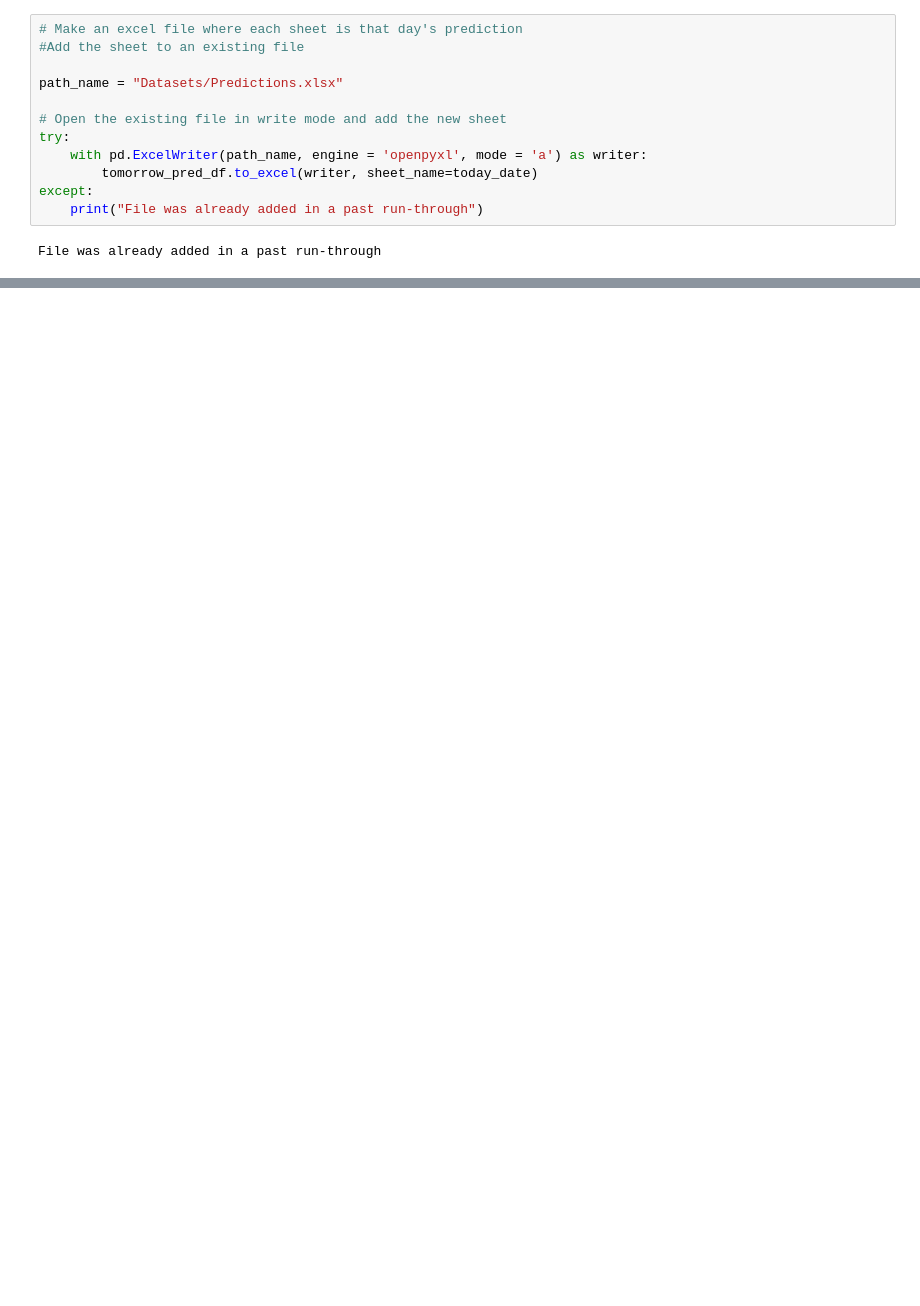
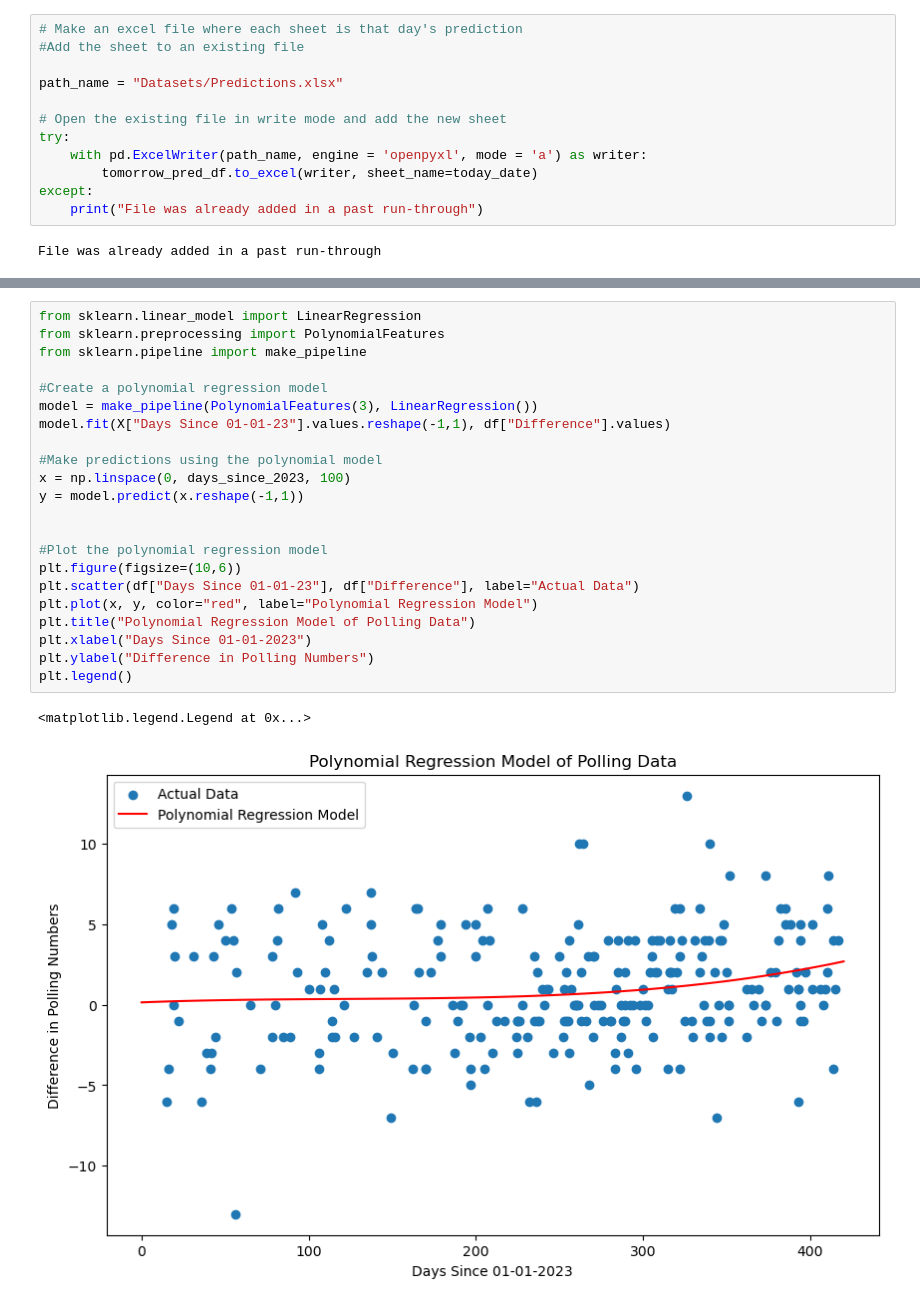
Before and after one commit to robertfeldstein/Election2024, a Jupyter notebook: regression_models.ipynb, the cells around one changed output, grey strips where cells are left out. Drawn from its saved outputs; the diff is of its cells as text; blank space fills up the shorter version.

```diff
--- a/regression_models.ipynb
+++ b/regression_models.ipynb
@@ -250,0 +359,25 @@ RMSE IS:  1.2342759762844309
+# %%
+from sklearn.linear_model import LinearRegression
+from sklearn.preprocessing import PolynomialFeatures
+from sklearn.pipeline import make_pipeline
+
+#Create a polynomial regression model
+model = make_pipeline(PolynomialFeatures(3), LinearRegression())
+model.fit(X["Days Since 01-01-23"].values.reshape(-1,1), df["Difference"].values)
+
+#Make predictions using the polynomial model
+x = np.linspace(0, days_since_2023, 100)
+y = model.predict(x.reshape(-1,1))
+
+
+#Plot the polynomial regression model
+plt.figure(figsize=(10,6))
+plt.scatter(df["Days Since 01-01-23"], df["Difference"], label="Actual Data")
+plt.plot(x, y, color="red", label="Polynomial Regression Model")
+plt.title("Polynomial Regression Model of Polling Data")
+plt.xlabel("Days Since 01-01-2023")
+plt.ylabel("Difference in Polling Numbers")
+plt.legend()
+# %% [output]
+<matplotlib.legend.Legend at 0x...>
+[figure, added]
```
Also changed, not shown: parts of 19 cells of this notebook, 3 other files.
